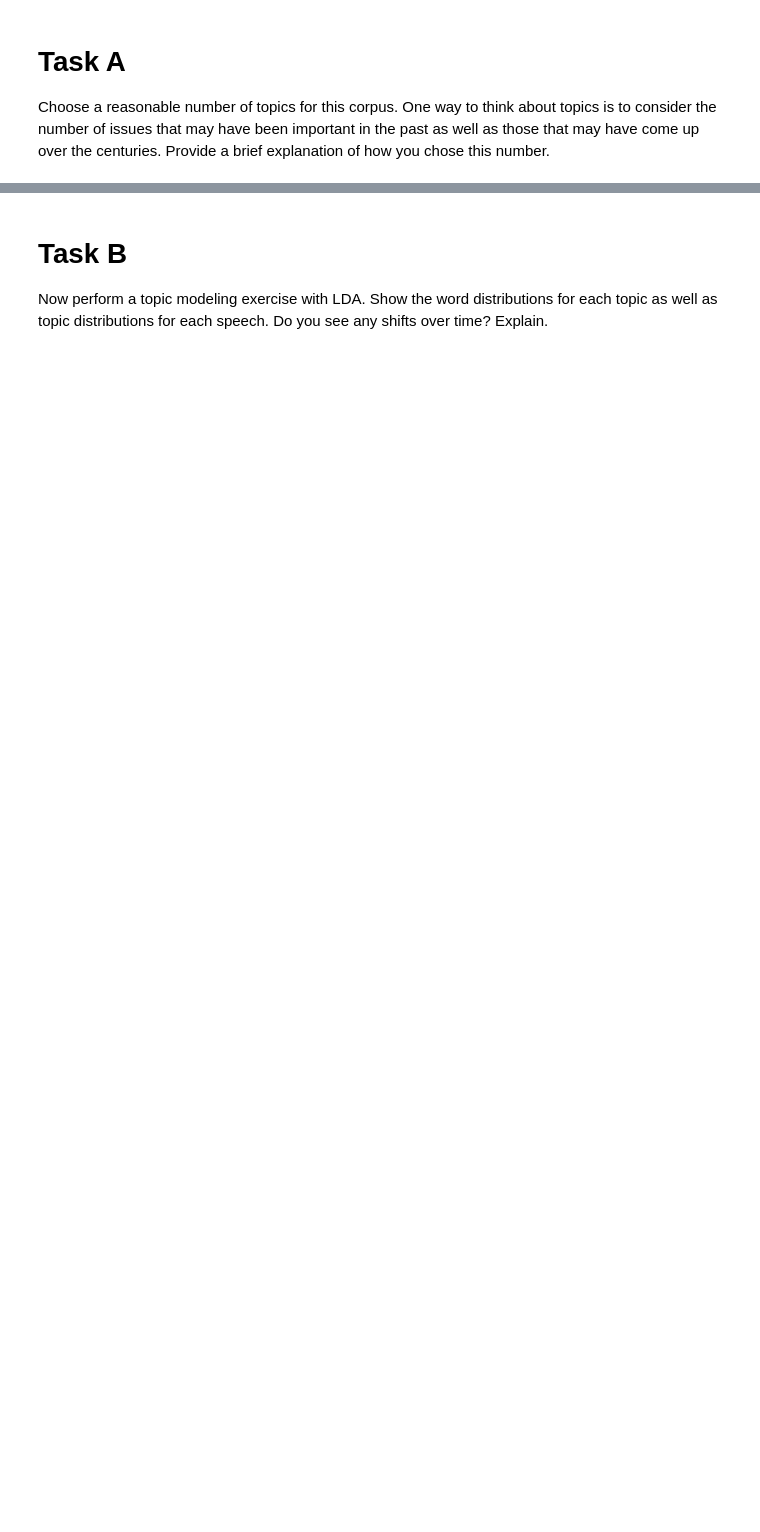
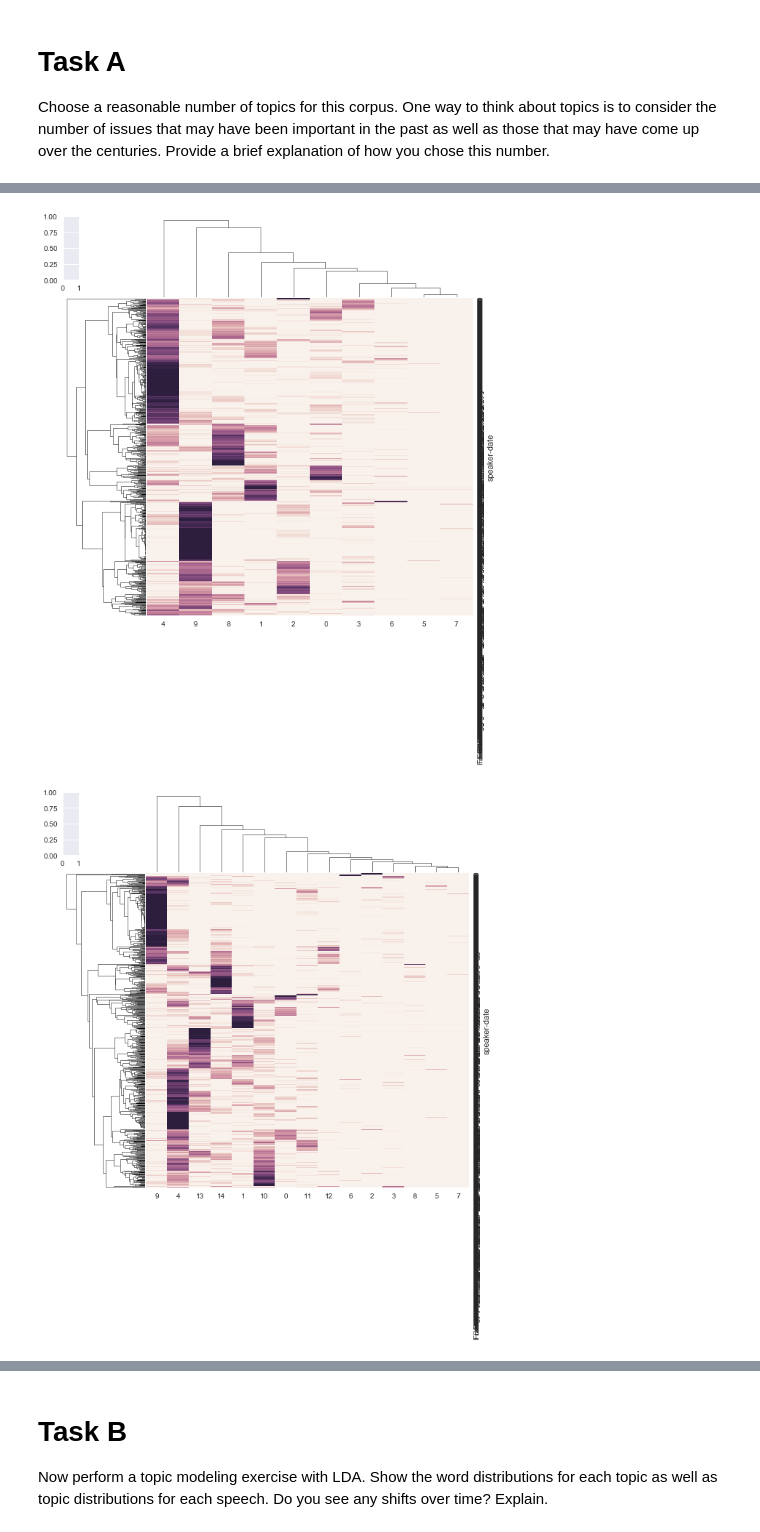
Before and after one commit to JakeTheWise/socialitics, a Jupyter notebook: proj2/jake.ipynb, the cells around one changed output, grey strips where cells are left out. Drawn from its saved outputs; the diff is of its cells as text; code cells hidden in the pictures; blank space fills up the shorter version.

```diff
--- a/proj2/jake.ipynb
+++ b/proj2/jake.ipynb
@@ -21,0 +28,9 @@ Choose a reasonable number of topics for this corpus. One way to think about top
+# %%
+from IPython.display import display, Image
+display(Image(filename='components10.png'))
+display(Image(filename='components15.png'))
+display(Image(filename='components20.png'))
+display(Image(filename='components25.png'))
+# %% [output]
+[figure, added]
+[figure, added]
```
Also changed, not shown: parts of 11 cells of this notebook.
